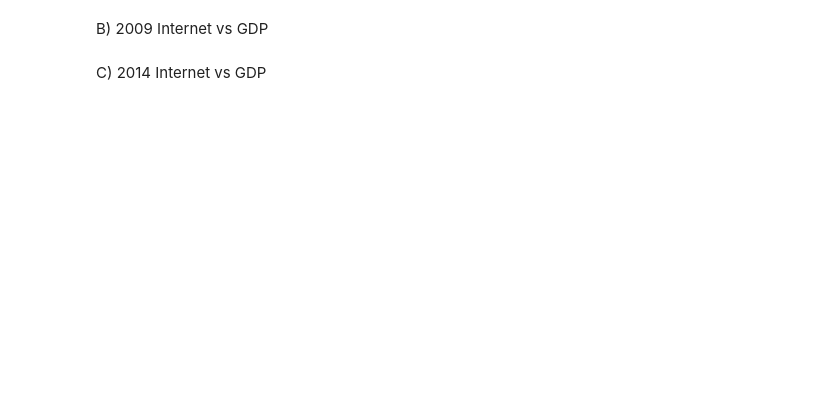
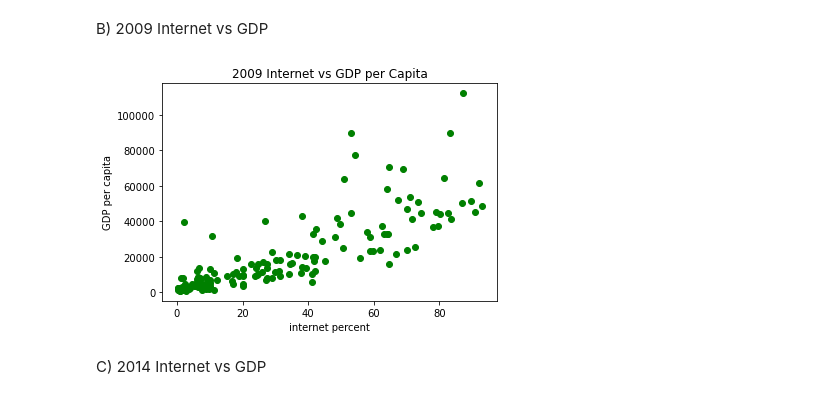
Before and after one commit to NSS-Full-Time-Data-Analytics-8/un_project-officialbubies, a Jupyter notebook: Notebooks/project1_un_data.ipynb, the cells around one changed output. Saved outputs shown, nothing was run; the diff lists cells and outputs as text; code cells hidden in the pictures; blank space fills up the shorter version.

```diff
--- a/Notebooks/project1_un_data.ipynb
+++ b/Notebooks/project1_un_data.ipynb
@@ -148,10 +327,12 @@ plt.ylabel('GDP per capita')
 # %% [markdown]
 B) 2009 Internet vs GDP
 # %%
-plt.scatter(df_2009.Internet_Users_Pct, df_2009.GDP_Per_Capita)
+plt.scatter(df_2009.Internet_Users_Pct, df_2009.GDP_Per_Capita, color='green')
 plt.title('2009 Internet vs GDP per Capita')
 plt.xlabel('internet percent')
-plt.ylabel('GDP per capita')
+plt.ylabel('GDP per capita');
+# %% [output]
+[figure, added]
 # %% [markdown]
 C) 2014 Internet vs GDP
 # %%
```
Also changed, not shown: parts of 42 cells of this notebook.
